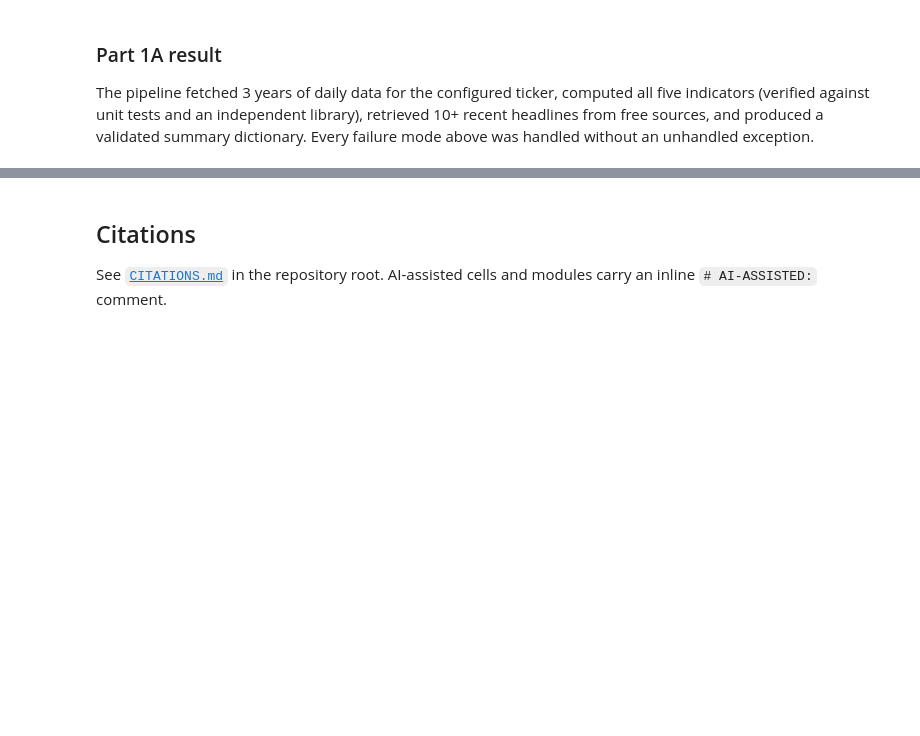
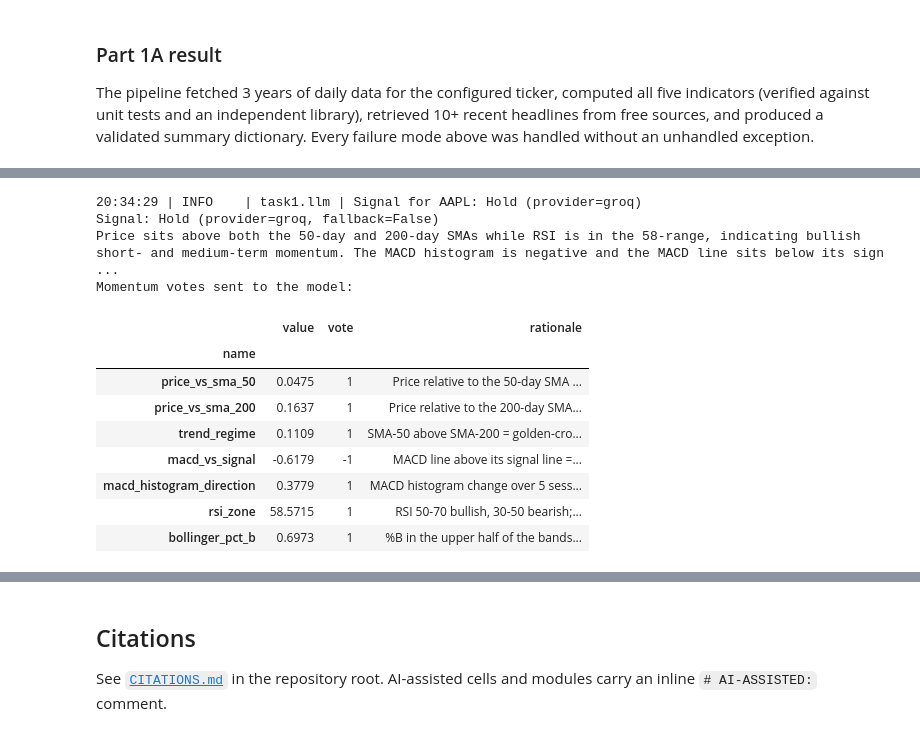
Before and after one commit to GimsaraK/CDAZZDEV-MLE-Gimsara_Elgiriyage, a Jupyter notebook: task1_financial/task1_equity_research.ipynb, the cells around one changed output, grey strips where cells are left out. Drawn from its saved outputs; the diff is of its cells as text; code cells hidden in the pictures; blank space fills up the shorter version.

```diff
--- a/task1_financial/task1_equity_research.ipynb
+++ b/task1_financial/task1_equity_research.ipynb
@@ -558,0 +712,31 @@ _To be implemented next._
+# %%
+# AI-ASSISTED: Cursor Agent (claude-sonnet-5.5), Prompt: 'Implement the Task 1B plan', Date: 2026-10-08 (see CITATIONS.md Entry 6)
+
+# Produce the signal, then show the momentum votes the model was given so the justification can be checked.
+if not llm_ready or sentiment is None:
+    print("Skipped: sentiment was not scored.")
+    signal = None
+else:
+    signal = recommend_signal(summary, sentiment)
+    print(f"Signal: {signal.signal} (provider={signal.provider}, fallback={signal.fallback})")
+    if signal.fallback:
+        # A fallback Hold is our failure path, not the model's recommendation.
+        print("Unavailable reason:", signal.unavailable_reason)
+    else:
+        print(signal.justification)
+    print("Momentum votes sent to the model:")
+    display(pd.DataFrame([c.model_dump() for c in summary.momentum.components]).set_index("name"))
+# %% [output]
+20:34:29 | INFO    | task1.llm | Signal for AAPL: Hold (provider=groq)
+Signal: Hold (provider=groq, fallback=False)
+Price sits above both the 50‑day and 200‑day SMAs while RSI is in the 58‑range, indicating bullish short‑ and medium‑term momentum. The MACD histogram is negative and the MACD line sits below its sign ...
+Momentum votes sent to the model:
+|  | value | vote | rationale |
+| name |  |  |  |
+| price_vs_sma_50 | 0.0475 | 1 | Price relative to the 50-day SMA ... |
+| price_vs_sma_200 | 0.1637 | 1 | Price relative to the 200-day SMA... |
+| trend_regime | 0.1109 | 1 | SMA-50 above SMA-200 = golden-cro... |
+| macd_vs_signal | -0.6179 | -1 | MACD line above its signal line =... |
+| macd_histogram_direction | 0.3779 | 1 | MACD histogram change over 5 sess... |
+| rsi_zone | 58.5715 | 1 | RSI 50-70 bullish, 30-50 bearish;... |
+| bollinger_pct_b | 0.6973 | 1 | %B in the upper half of the bands... |
```
Also changed, not shown: parts of 29 cells of this notebook, 31 other files.
